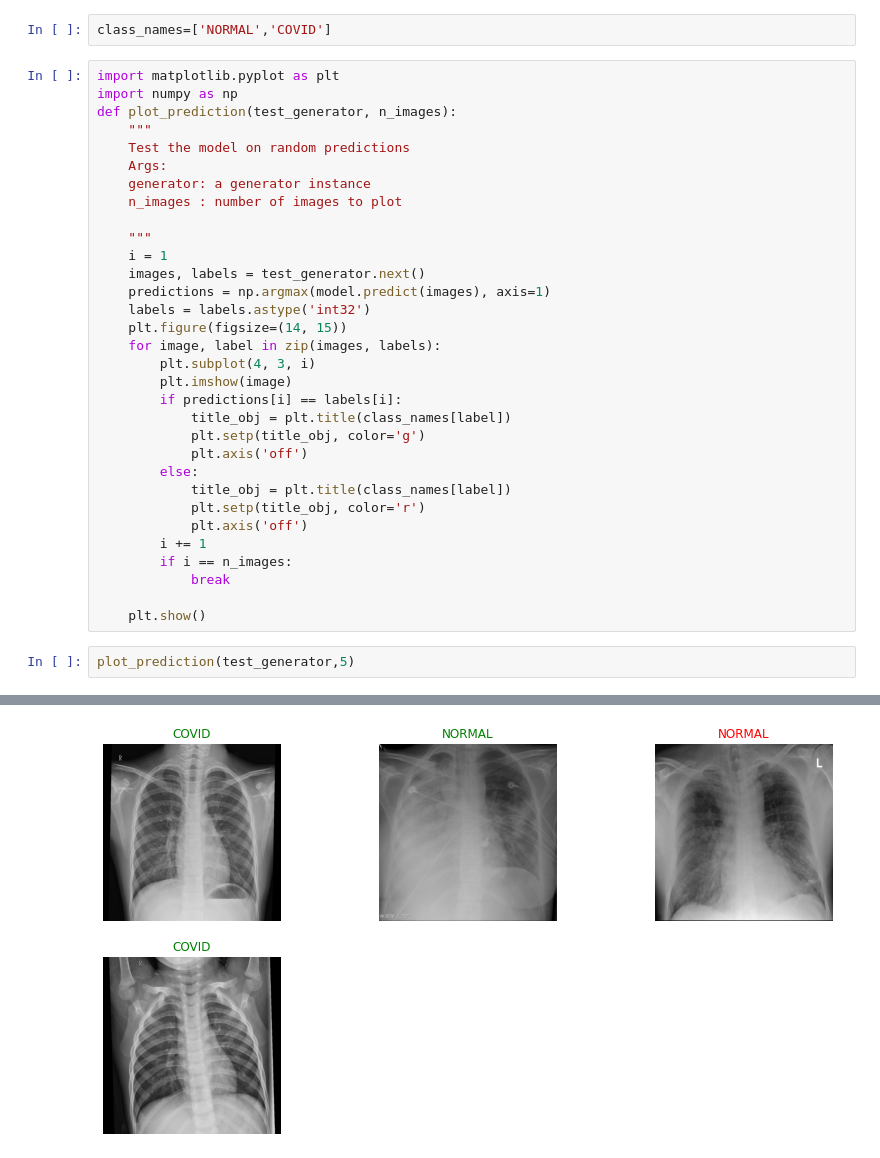
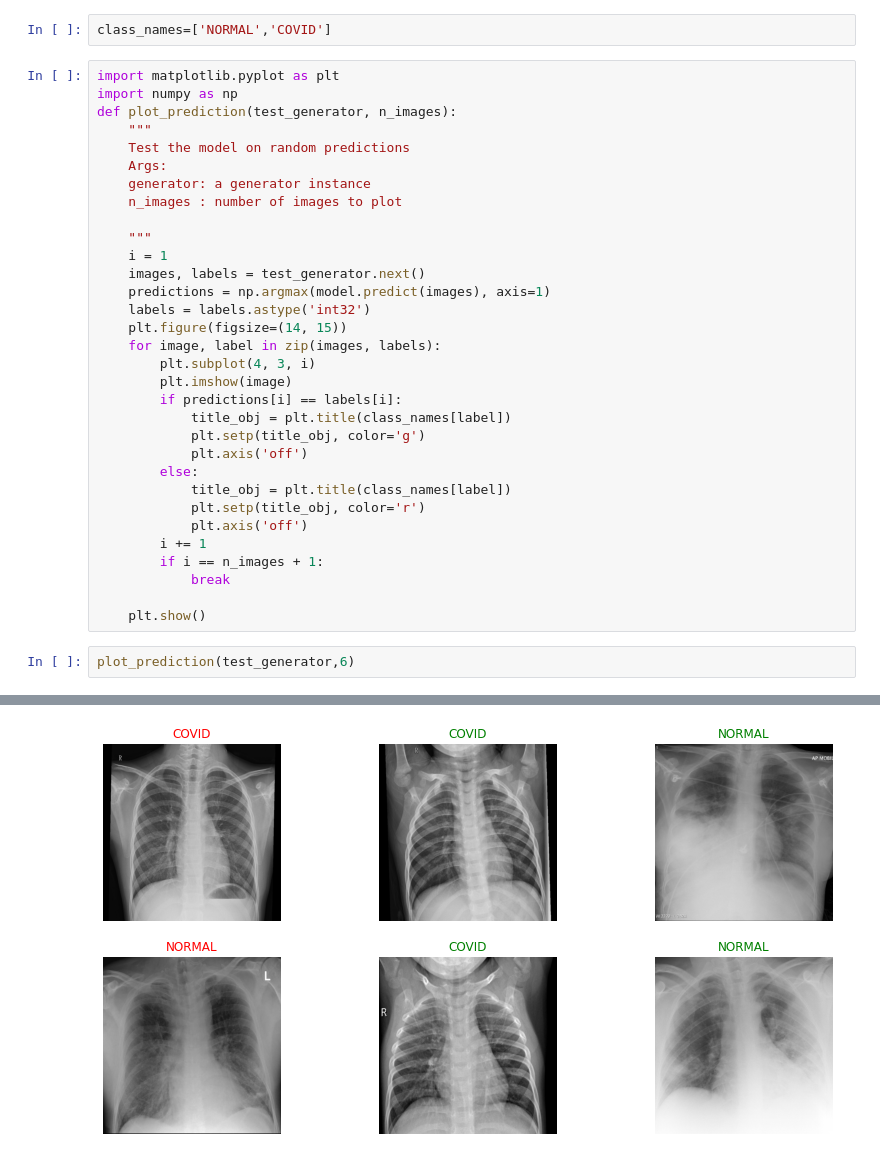
Before and after one commit to indominus97/xray-recog, a Jupyter notebook: Project.ipynb, the cells around one changed output, grey strips where cells are left out. Saved outputs shown, nothing was run; the diff lists cells and outputs as text.

```diff
--- a/Project.ipynb
+++ b/Project.ipynb
@@ -208,10 +219,10 @@ def plot_prediction(test_generator, n_images):
             plt.setp(title_obj, color='r')
             plt.axis('off')
         i += 1
-        if i == n_images:
+        if i == n_images + 1:
             break
 
     plt.show()
 # %%
-plot_prediction(test_generator,5)
+plot_prediction(test_generator,6)
 # %% [output]
@@ -219 +230 @@ plot_prediction(test_generator,5)
-[figure, old version]
+[figure, new version]
```
Also changed, not shown: parts of 10 cells of this notebook.
